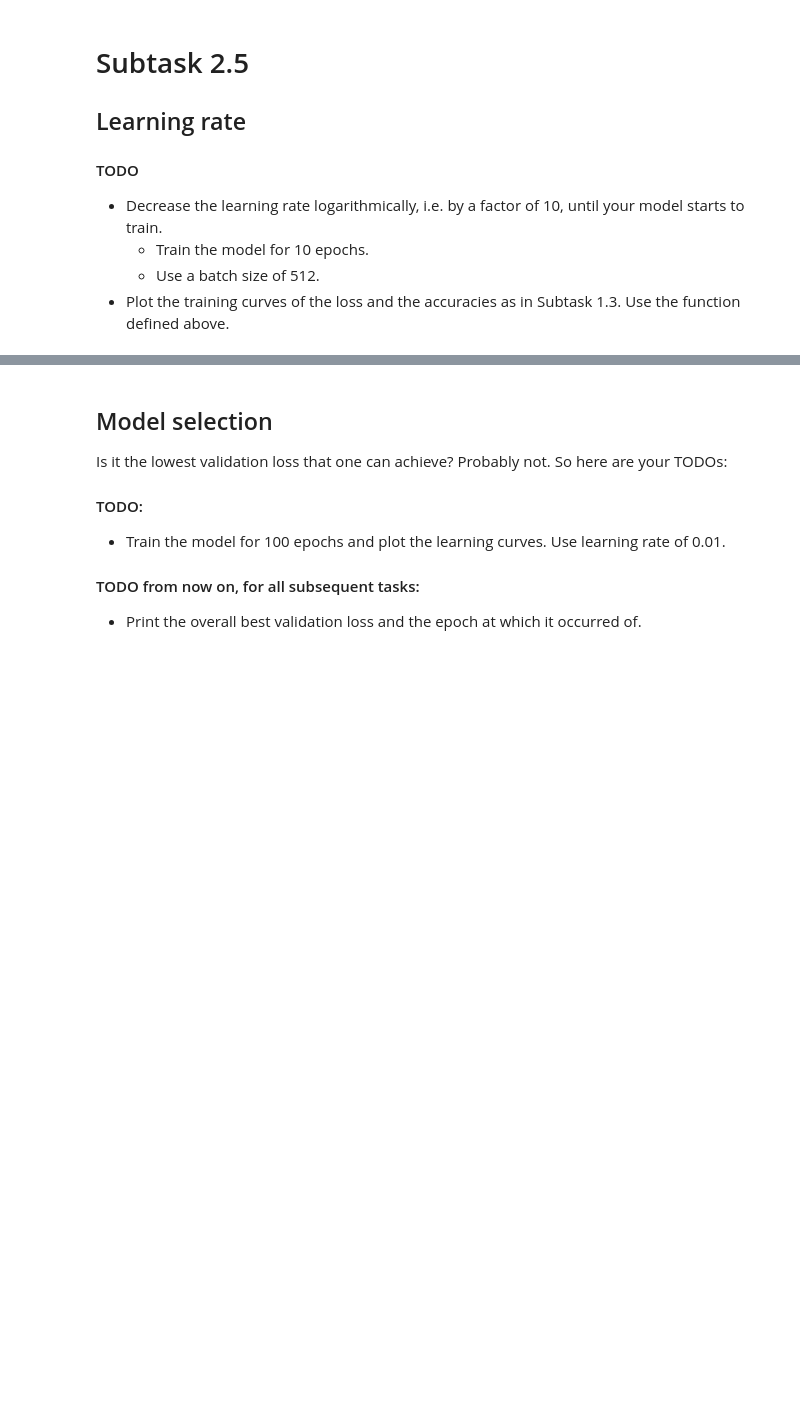
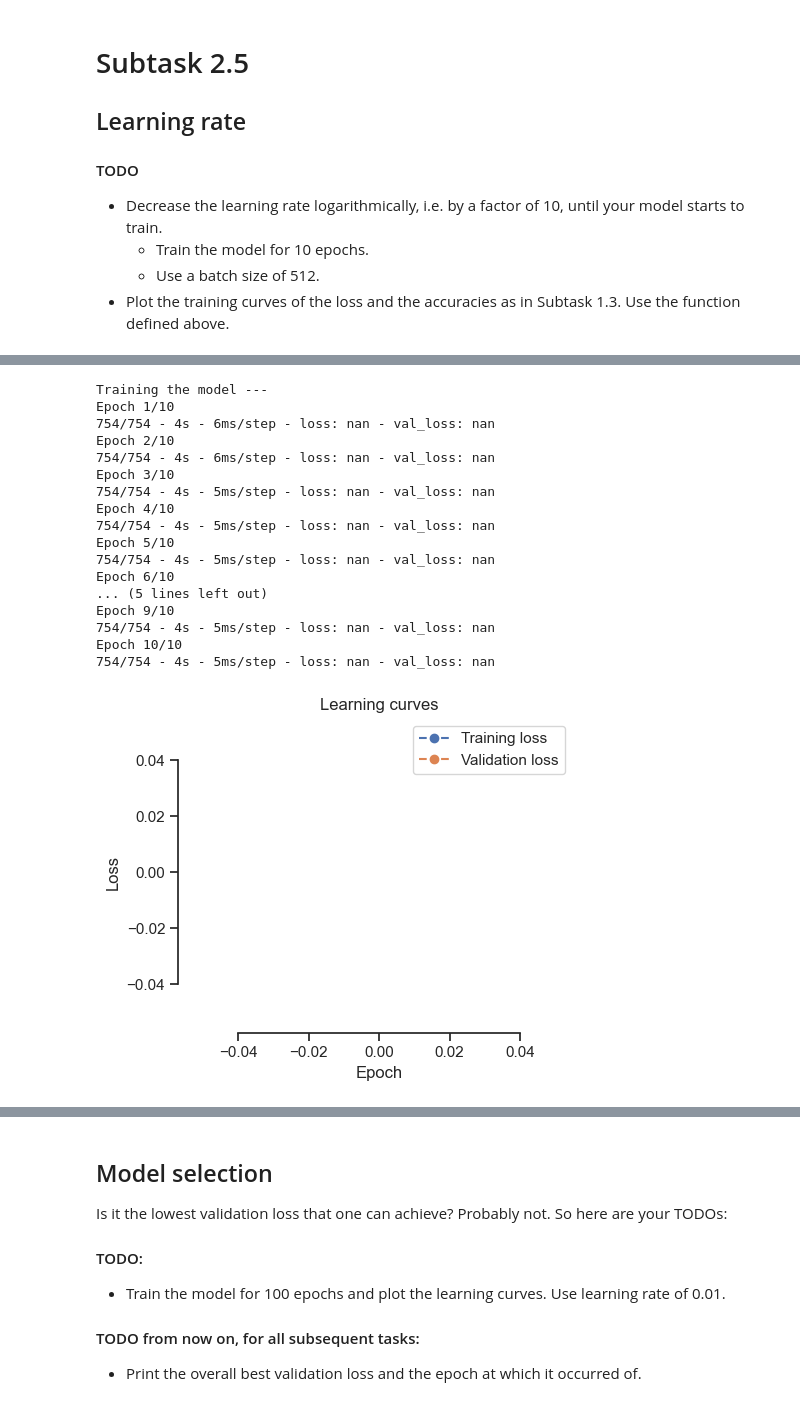
Before and after one commit to ZakAlreich/applied_deep_learning, a Jupyter notebook: Task_02.ipynb, the cells around one changed output, grey strips where cells are left out. Saved outputs shown, nothing was run; the diff lists cells and outputs as text; code cells hidden in the pictures; blank space fills up the shorter version.

```diff
--- a/Task_02.ipynb
+++ b/Task_02.ipynb
@@ -496,0 +762,29 @@ Does the model learn properly? Why?
+# %%
+#tf.keras.backend.clear_session() # Clear the session to free up resources
+
+# learning rate = 0.01
+####################
+
+model , history = new_LR(0.01, 10)
+plot_learning_curves(history)
+
+####################
+# %% [output]
+Training the model ---
+Epoch 1/10
+754/754 - 4s - 6ms/step - loss: nan - val_loss: nan
+Epoch 2/10
+754/754 - 4s - 6ms/step - loss: nan - val_loss: nan
+Epoch 3/10
+754/754 - 4s - 5ms/step - loss: nan - val_loss: nan
+Epoch 4/10
+754/754 - 4s - 5ms/step - loss: nan - val_loss: nan
+Epoch 5/10
+754/754 - 4s - 5ms/step - loss: nan - val_loss: nan
+Epoch 6/10
+... (5 lines left out)
+Epoch 9/10
+754/754 - 4s - 5ms/step - loss: nan - val_loss: nan
+Epoch 10/10
+754/754 - 4s - 5ms/step - loss: nan - val_loss: nan
+[figure, added]
```
Also changed, not shown: parts of 34 cells of this notebook, 2 other files.
